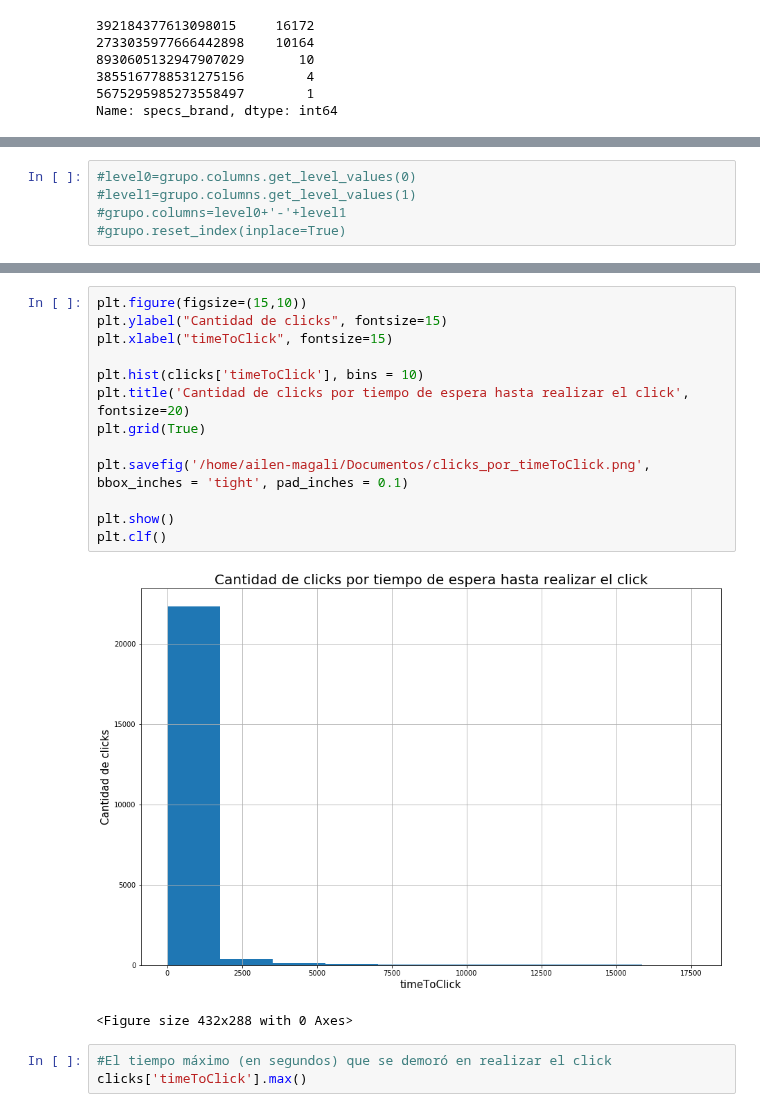
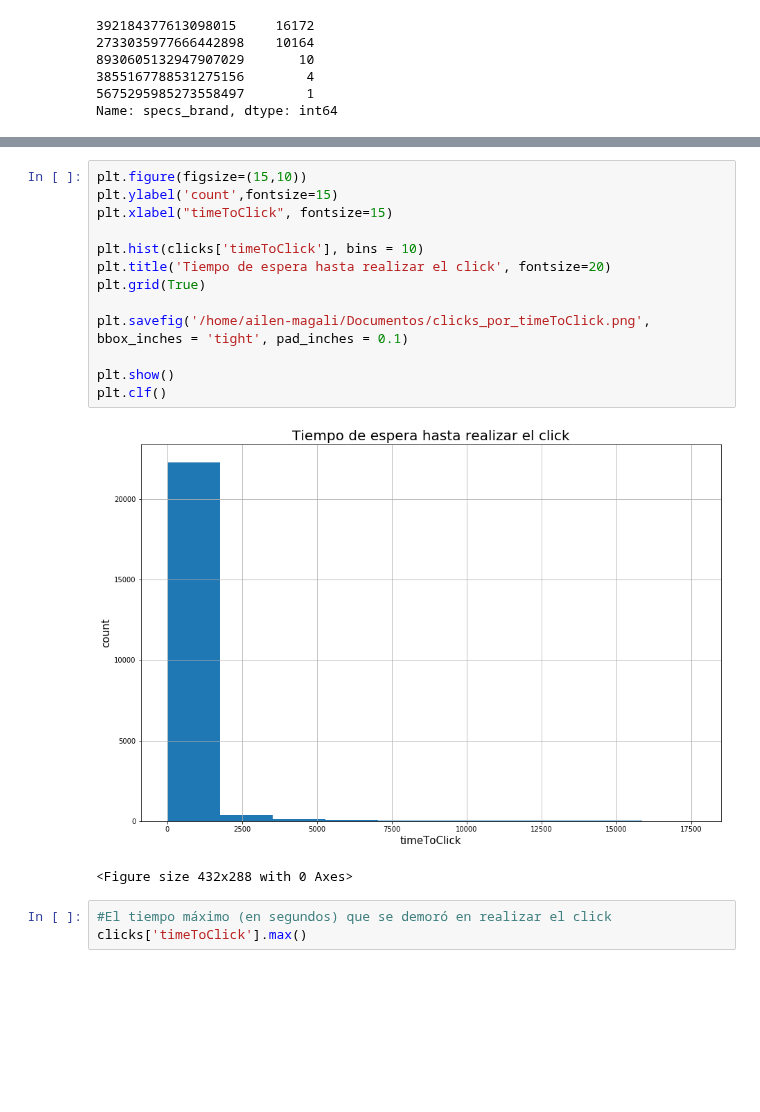
Before and after one commit to Elianagam/orgaDatosTp1, a Jupyter notebook: pruebas_click.ipynb, the cells around one changed output, grey strips where cells are left out. Saved outputs shown, nothing was run; the diff lists cells and outputs as text; blank space fills up the shorter version.

```diff
--- a/pruebas_click.ipynb
+++ b/pruebas_click.ipynb
@@ -491,8 +464,3 @@ clicks.groupby(['brand','specs_brand']).agg('count')
-# %%
-#level0=grupo.columns.get_level_values(0)
-#level1=grupo.columns.get_level_values(1)
-#grupo.columns=level0+'-'+level1
-#grupo.reset_index(inplace=True)
 # %%
 clicks['timeToClick'].value_counts()
 # %% [output]
@@ -515,19 +483,19 @@ clicks['timeToClick'].value_counts()
 Name: timeToClick, Length: 17294, dtype: int64
 # %%
 plt.figure(figsize=(15,10))
-plt.ylabel("Cantidad de clicks", fontsize=15)
+plt.ylabel('count',fontsize=15)
 plt.xlabel("timeToClick", fontsize=15)
 
 plt.hist(clicks['timeToClick'], bins = 10)
-plt.title('Cantidad de clicks por tiempo de espera hasta realizar el click', fontsize=20)
+plt.title('Tiempo de espera hasta realizar el click', fontsize=20)
 plt.grid(True)
 
 plt.savefig('/home/ailen-magali/Documentos/clicks_por_timeToClick.png', bbox_inches = 'tight', pad_inches = 0.1)
 
 plt.show()
 plt.clf()
 # %% [output]
-[figure, old version]
+[figure, new version]
 <Figure size 432x288 with 0 Axes>
 # %%
 #El tiempo máximo (en segundos) que se demoró en realizar el click
```
Also changed, not shown: parts of 11 cells of this notebook.
